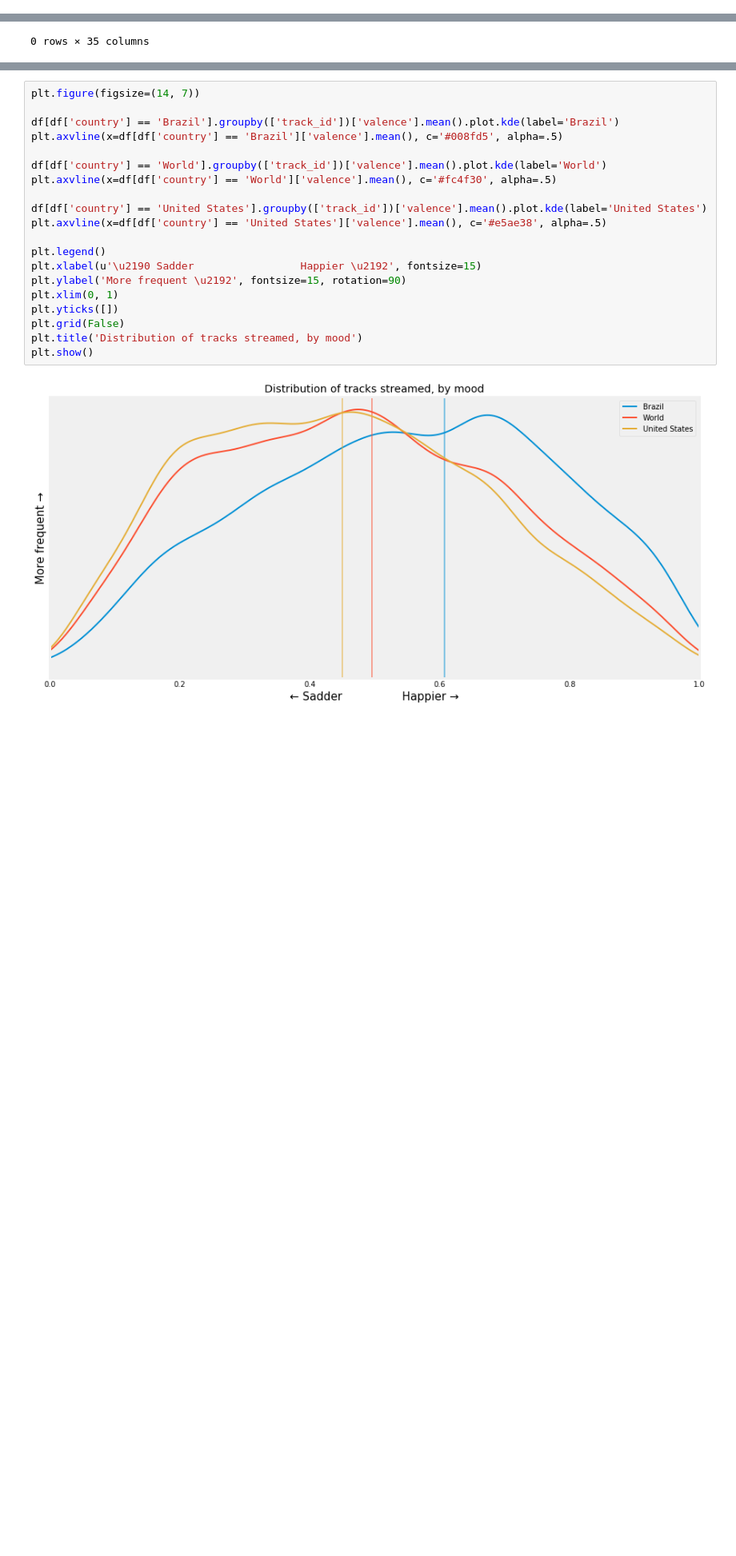
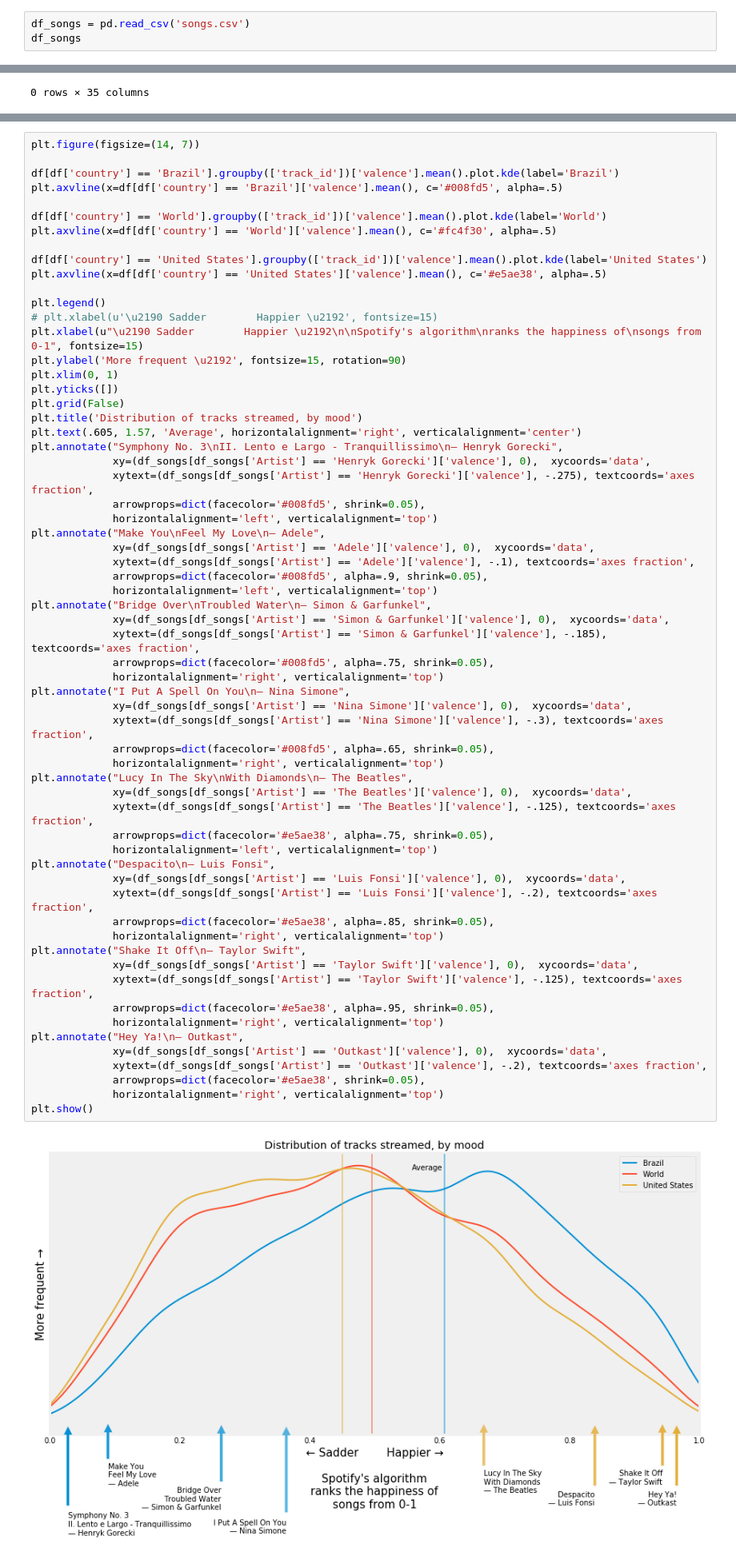
Before and after one commit to raffg/spotify_analysis, a Jupyter notebook: spotify_analysis.ipynb, the cells around one changed output, grey strips where cells are left out. Shown at 80% size. Cells and saved outputs as stored; diff of their text form; blank space fills up the shorter version.

Commit message:
added specific song valences

```diff
--- a/spotify_analysis.ipynb
+++ b/spotify_analysis.ipynb
@@ -90,3 +90,6 @@ df3.head()
 | 2 | 3 | Let Me Love You | DJ Snake | 2545384 | https://open.spotify.com/track/4p... | global | 2017-01-01 | NaN | NaN | NaN | ... |
 | 3 | 4 | Rockabye (feat. Sean Paul & Anne-... | Clean Bandit | 2356604 | https://open.spotify.com/track/5k... | global | 2017-01-01 | NaN | NaN | NaN | ... |
 | 4 | 5 | One Dance | Drake | 2259887 | https://open.spotify.com/track/1x... | global | 2017-01-01 | NaN | NaN | NaN | ... |
+# %%
+df_songs = pd.read_csv('songs.csv')
+df_songs
@@ -651,25 +666,67 @@ plt.show()
 # %%
 plt.figure(figsize=(14, 7))
 
 df[df['country'] == 'Brazil'].groupby(['track_id'])['valence'].mean().plot.kde(label='Brazil')
 plt.axvline(x=df[df['country'] == 'Brazil']['valence'].mean(), c='#008fd5', alpha=.5)
 
 df[df['country'] == 'World'].groupby(['track_id'])['valence'].mean().plot.kde(label='World')
 plt.axvline(x=df[df['country'] == 'World']['valence'].mean(), c='#fc4f30', alpha=.5)
 
 df[df['country'] == 'United States'].groupby(['track_id'])['valence'].mean().plot.kde(label='United States')
 plt.axvline(x=df[df['country'] == 'United States']['valence'].mean(), c='#e5ae38', alpha=.5)
 
 plt.legend()
-plt.xlabel(u'\u2190 Sadder                 Happier \u2192', fontsize=15)
+# plt.xlabel(u'\u2190 Sadder        Happier \u2192', fontsize=15)
+plt.xlabel(u"\u2190 Sadder        Happier \u2192\n\nSpotify's algorithm\nranks the happiness of\nsongs from 0-1", fontsize=15)
 plt.ylabel('More frequent \u2192', fontsize=15, rotation=90)
 plt.xlim(0, 1)
 plt.yticks([])
 plt.grid(False)
 plt.title('Distribution of tracks streamed, by mood')
+plt.text(.605, 1.57, 'Average', horizontalalignment='right', verticalalignment='center')
+plt.annotate("Symphony No. 3\nII. Lento e Largo - Tranquillissimo\n— Henryk Gorecki",
+             xy=(df_songs[df_songs['Artist'] == 'Henryk Gorecki']['valence'], 0),  xycoords='data',
+             xytext=(df_songs[df_songs['Artist'] == 'Henryk Gorecki']['valence'], -.275), textcoords='axes fraction',
+             arrowprops=dict(facecolor='#008fd5', shrink=0.05),
+             horizontalalignment='left', verticalalignment='top')
+plt.annotate("Make You\nFeel My Love\n— Adele",
+             xy=(df_songs[df_songs['Artist'] == 'Adele']['valence'], 0),  xycoords='data',
+             xytext=(df_songs[df_songs['Artist'] == 'Adele']['valence'], -.1), textcoords='axes fraction',
+             arrowprops=dict(facecolor='#008fd5', alpha=.9, shrink=0.05),
+             horizontalalignment='left', verticalalignment='top')
+plt.annotate("Bridge Over\nTroubled Water\n— Simon & Garfunkel",
+             xy=(df_songs[df_songs['Artist'] == 'Simon & Garfunkel']['valence'], 0),  xycoords='data',
+             xytext=(df_songs[df_songs['Artist'] == 'Simon & Garfunkel']['valence'], -.185), textcoords='axes fraction',
+             arrowprops=dict(facecolor='#008fd5', alpha=.75, shrink=0.05),
+             horizontalalignment='right', verticalalignment='top')
+plt.annotate("I Put A Spell On You\n— Nina Simone",
+             xy=(df_songs[df_songs['Artist'] == 'Nina Simone']['valence'], 0),  xycoords='data',
+             xytext=(df_songs[df_songs['Artist'] == 'Nina Simone']['valence'], -.3), textcoords='axes fraction',
+             arrowprops=dict(facecolor='#008fd5', alpha=.65, shrink=0.05),
+             horizontalalignment='right', verticalalignment='top')
+plt.annotate("Lucy In The Sky\nWith Diamonds\n— The Beatles",
+             xy=(df_songs[df_songs['Artist'] == 'The Beatles']['valence'], 0),  xycoords='data',
+             xytext=(df_songs[df_songs['Artist'] == 'The Beatles']['valence'], -.125), textcoords='axes fraction',
+             arrowprops=dict(facecolor='#e5ae38', alpha=.75, shrink=0.05),
+             horizontalalignment='left', verticalalignment='top')
+plt.annotate("Despacito\n— Luis Fonsi",
+             xy=(df_songs[df_songs['Artist'] == 'Luis Fonsi']['valence'], 0),  xycoords='data',
+             xytext=(df_songs[df_songs['Artist'] == 'Luis Fonsi']['valence'], -.2), textcoords='axes fraction',
+             arrowprops=dict(facecolor='#e5ae38', alpha=.85, shrink=0.05),
+             horizontalalignment='right', verticalalignment='top')
+plt.annotate("Shake It Off\n— Taylor Swift",
+             xy=(df_songs[df_songs['Artist'] == 'Taylor Swift']['valence'], 0),  xycoords='data',
+             xytext=(df_songs[df_songs['Artist'] == 'Taylor Swift']['valence'], -.125), textcoords='axes fraction',
+             arrowprops=dict(facecolor='#e5ae38', alpha=.95, shrink=0.05),
+             horizontalalignment='right', verticalalignment='top')
+plt.annotate("Hey Ya!\n— Outkast",
+             xy=(df_songs[df_songs['Artist'] == 'Outkast']['valence'], 0),  xycoords='data',
+             xytext=(df_songs[df_songs['Artist'] == 'Outkast']['valence'], -.2), textcoords='axes fraction',
+             arrowprops=dict(facecolor='#e5ae38', shrink=0.05),
+             horizontalalignment='right', verticalalignment='top')
 plt.show()
 # %% [output]
-[figure, old version]
+[figure, new version]
 # %%
 plt.figure(figsize=(14, 7))
 
```
Also changed, not shown: parts of 2 cells of this notebook, 6 other files.
